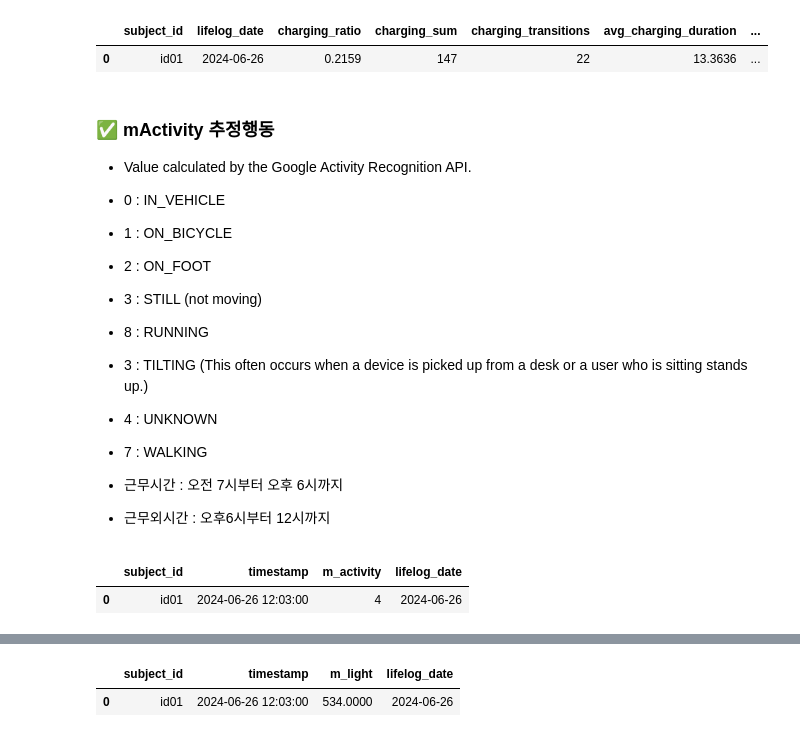
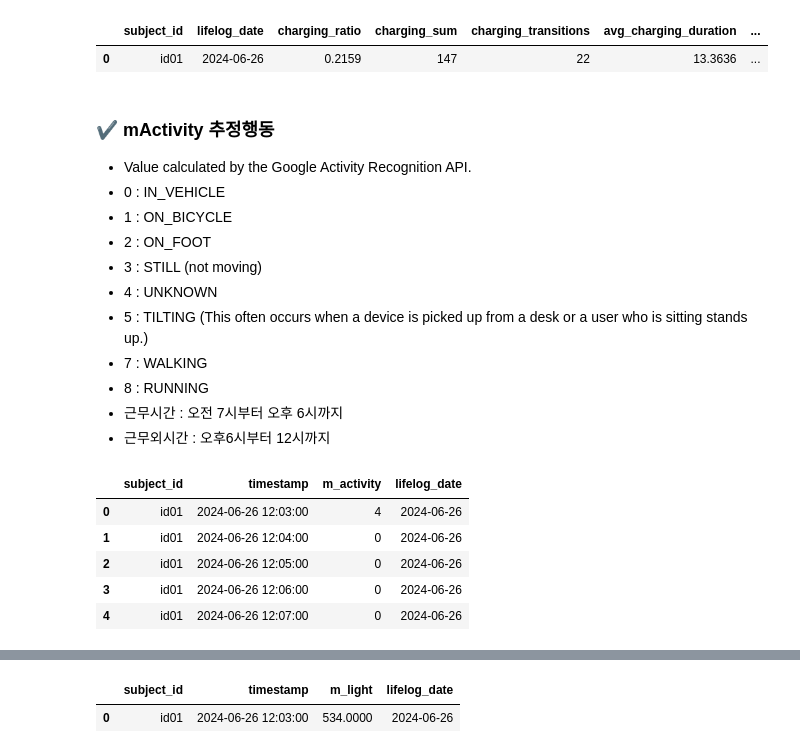
Before and after one commit to jacobgreen4477/The-4th-ETRI-AI-Human-Understanding-Competition, a Jupyter notebook: 데이터탐색결과반영_v1_0_0.ipynb, the cells around one changed output, grey strips where cells are left out. Saved outputs shown, nothing was run; the diff lists cells and outputs as text; code cells hidden in the pictures.

```diff
--- a/데이터탐색결과반영_v1_0_0.ipynb
+++ b/데이터탐색결과반영_v1_0_0.ipynb
@@ -232,23 +237,26 @@ mACStatus2.head(1)
 |  | subject_id | lifelog_date | charging_ratio | charging_sum | charging_transitions | avg_charging_duration | ... |
 | 0 | id01 | 2024-06-26 | 0.2159 | 147 | 22 | 13.3636 | ... |
 # %% [markdown]
-### ✅ mActivity 추정행동
+### ✔️ mActivity 추정행동
 - Value calculated by the Google Activity Recognition API.
  - 0 : IN_VEHICLE
  - 1 : ON_BICYCLE
  - 2 : ON_FOOT
  - 3 : STILL (not moving)
+ - 4 : UNKNOWN
+ - 5 : TILTING (This often occurs when a device is picked up from a desk or a user who is sitting stands up.)
+ - 7 : WALKING
  - 8 : RUNNING
- - 3 : TILTING (This often occurs when a device is picked up from a desk or a user who is sitting stands up.)
- - 4 : UNKNOWN
- - 7 : WALKING
-
 - 근무시간   : 오전 7시부터 오후 6시까지
 - 근무외시간 : 오후6시부터 12시까지
 # %%
 mActivity['lifelog_date'] = mActivity['timestamp'].astype(str).str[:10]
-mActivity.head(1)
+mActivity.head()
 # %% [output]
 |  | subject_id | timestamp | m_activity | lifelog_date |
 | 0 | id01 | 2024-06-26 12:03:00 | 4 | 2024-06-26 |
+| 1 | id01 | 2024-06-26 12:04:00 | 0 | 2024-06-26 |
+| 2 | id01 | 2024-06-26 12:05:00 | 0 | 2024-06-26 |
+| 3 | id01 | 2024-06-26 12:06:00 | 0 | 2024-06-26 |
+| 4 | id01 | 2024-06-26 12:07:00 | 0 | 2024-06-26 |
 # %%
```
Also changed, not shown: parts of 45 cells of this notebook.
